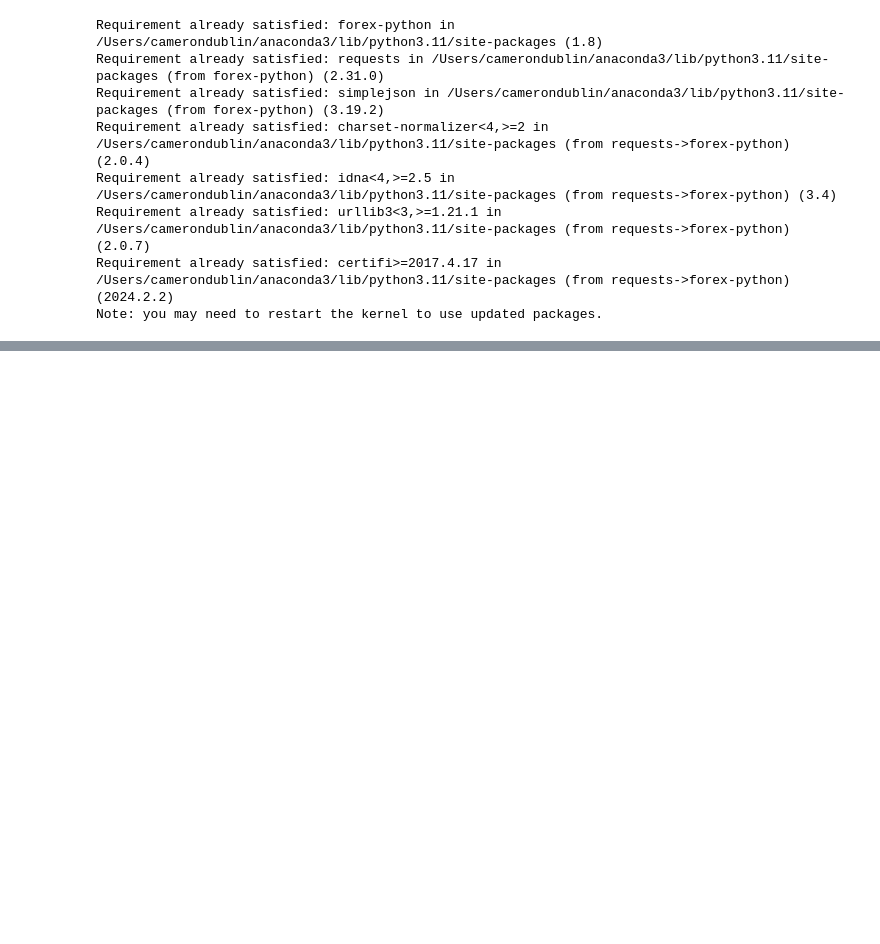
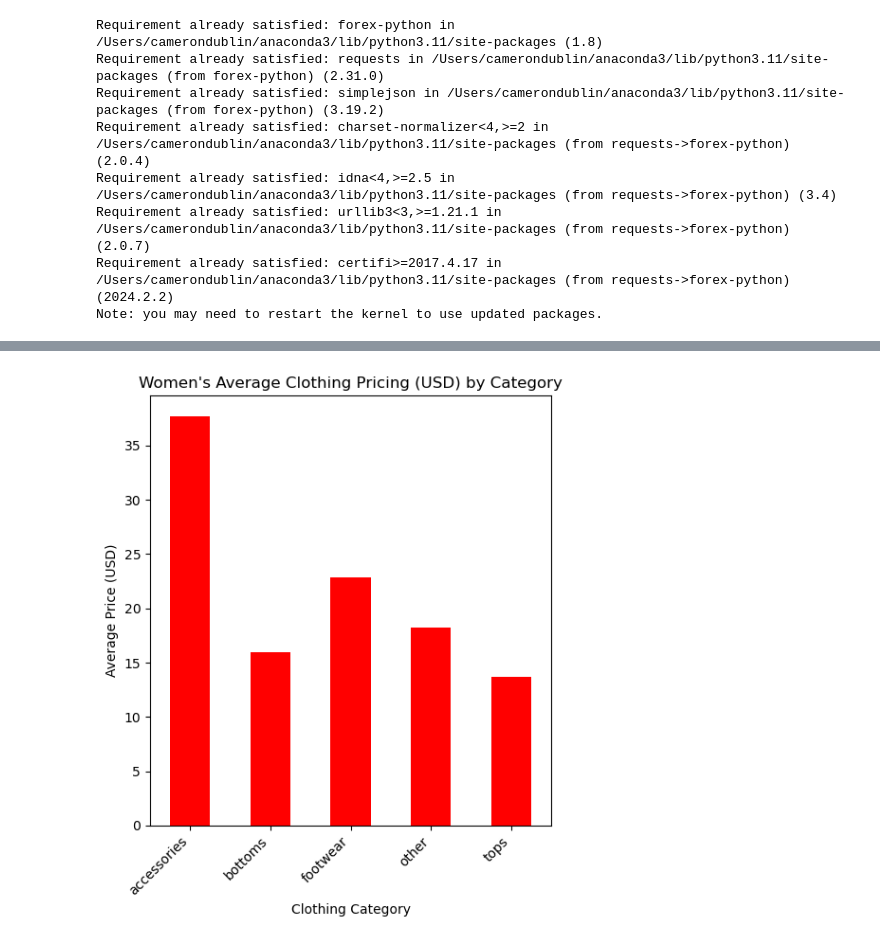
Before and after one commit to camdublin/GA-PPS-122-Final, a Jupyter notebook: CatalogOufitGenerator.ipynb, the cells around one changed output, grey strips where cells are left out. Cells and saved outputs as stored; diff of their text form; code cells hidden in the pictures; blank space fills up the shorter version.

```diff
--- a/CatalogOufitGenerator.ipynb
+++ b/CatalogOufitGenerator.ipynb
@@ -140,0 +164,21 @@ None
+# %%
+# Filter women's clothing
+womens_clothing = clothing_catalog[clothing_catalog['Gender'] == 'Women'].copy()
+
+# Convert prices to USD
+womens_clothing['Price_USD'] = womens_clothing['Price (INR)'] * INR_TO_USD
+
+# Calculate average price by category
+womens_average_pricing = womens_clothing.groupby('ClothingType')['Price_USD'].mean()
+# %%
+# Plot the average prices
+plt.figure(figsize=(5, 6))
+womens_average_pricing.plot(kind='bar', color='red')
+plt.title("Women's Average Clothing Pricing (USD) by Category")
+plt.xlabel("Clothing Category")
+plt.ylabel("Average Price (USD)")
+plt.xticks(rotation=45, ha='right')
+plt.tight_layout()
+plt.show()
+# %% [output]
+[figure, added]
```
Also changed, not shown: parts of 12 cells of this notebook, 1 other file.
